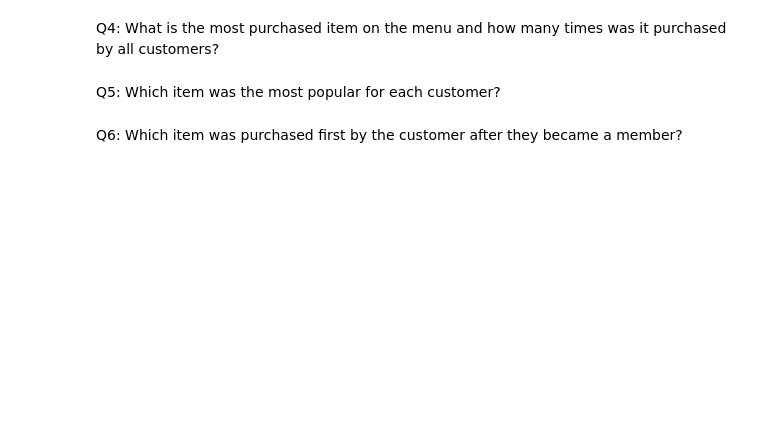
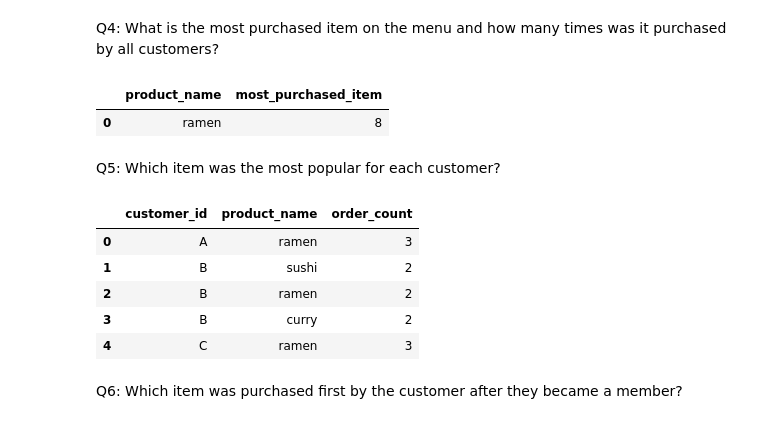
Before and after one commit to 20100215/8_Week_SQL_Challenge, a Jupyter notebook: week1.ipynb, the cells around one changed output. Drawn from its saved outputs; the diff is of its cells as text; code cells hidden in the pictures; blank space fills up the shorter version.

```diff
--- a/week1.ipynb
+++ b/week1.ipynb
@@ -99,6 +152,57 @@ Q3: What was the first item from the menu purchased by each customer?
 # %% [markdown]
 Q4: What is the most purchased item on the menu and how many times was it purchased by all customers?
+# %%
+# Sample
+query = """
+    SELECT
+        menu.product_name,
+        COUNT(sales.product_id) AS most_purchased_item
+    FROM  sales
+    INNER JOIN  menu
+        ON sales.product_id = menu.product_id
+    GROUP BY menu.product_name
+    ORDER BY most_purchased_item DESC
+    LIMIT 1;
+"""
+result = pd.read_sql_query(query, conn)
+result
+# %% [output]
+|  | product_name | most_purchased_item |
+| 0 | ramen | 8 |
 # %% [markdown]
 Q5: Which item was the most popular for each customer?
+# %%
+# Sample
+query = """
+    WITH most_popular AS (
+    SELECT
+        sales.customer_id,
+        menu.product_name,
+        COUNT(menu.product_id) AS order_count,
+        DENSE_RANK() OVER (
+        PARTITION BY sales.customer_id
+        ORDER BY COUNT(sales.customer_id) DESC) AS rank
+    FROM  menu
+    INNER JOIN  sales
+        ON menu.product_id = sales.product_id
+    GROUP BY sales.customer_id, menu.product_name
+    )
+
+    SELECT
+        customer_id,
+        product_name,
+        order_count
+    FROM most_popular
+    WHERE rank = 1;
+"""
+result = pd.read_sql_query(query, conn)
+result
+# %% [output]
+|  | customer_id | product_name | order_count |
+| 0 | A | ramen | 3 |
+| 1 | B | sushi | 2 |
+| 2 | B | ramen | 2 |
+| 3 | B | curry | 2 |
+| 4 | C | ramen | 3 |
 # %% [markdown]
 Q6: Which item was purchased first by the customer after they became a member?
```
Also changed, not shown: parts of 10 cells of this notebook.
